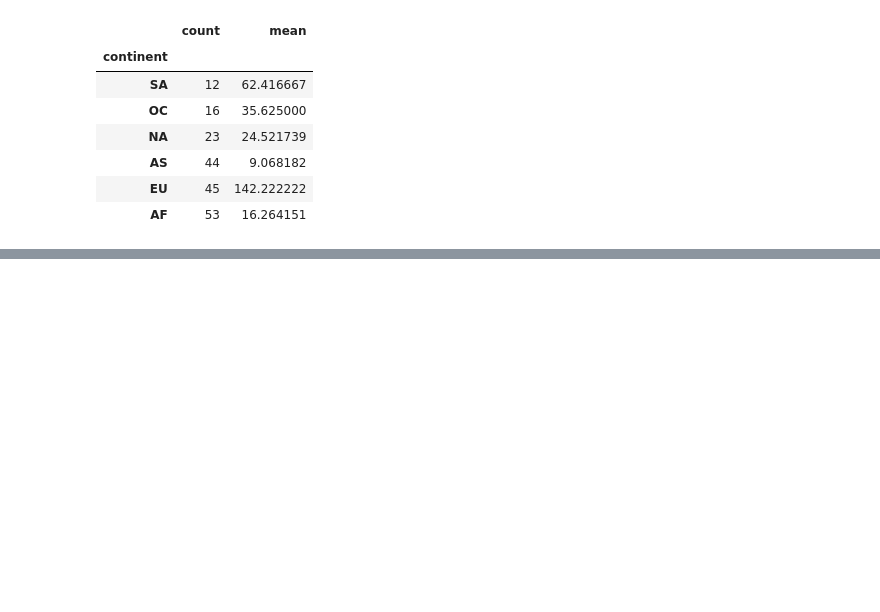
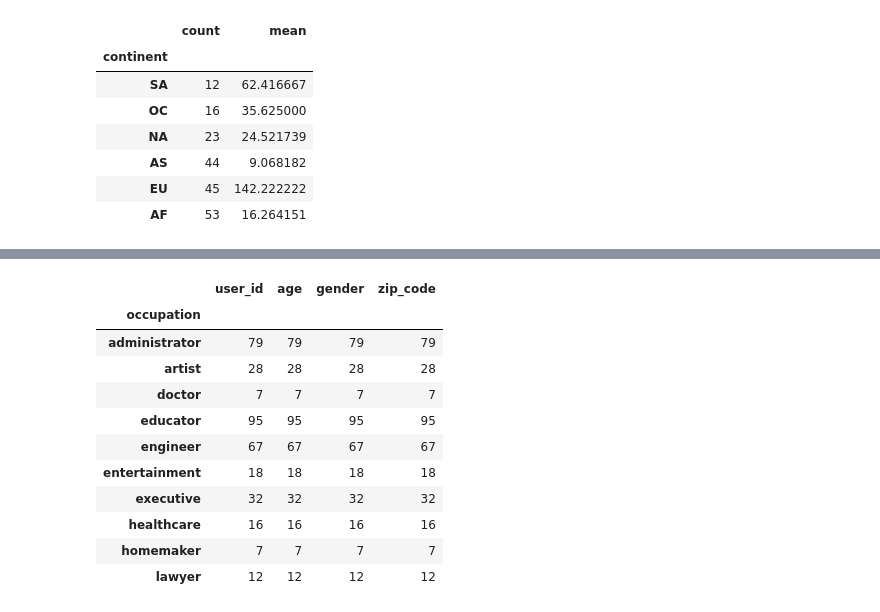
Before and after one commit to amieholmes/bootcamp2, a Jupyter notebook: DS2 CODING PRACTICE - BOOTCAMP.ipynb, the cells around one changed output, grey strips where cells are left out. Cells and saved outputs as stored; diff of their text form; code cells hidden in the pictures; blank space fills up the shorter version.

```diff
--- a/DS2 CODING PRACTICE - BOOTCAMP.ipynb
+++ b/DS2 CODING PRACTICE - BOOTCAMP.ipynb
@@ -1064,0 +1093,16 @@ drinks.groupby('continent').wine.agg(['count', 'mean']).sort_values('count')
+# %%
+# for each occupation in 'users', count the number of occurrences
+users.groupby('occupation').count().head(10)
+# %% [output]
+|  | user_id | age | gender | zip_code |
+| occupation |  |  |  |  |
+| administrator | 79 | 79 | 79 | 79 |
+| artist | 28 | 28 | 28 | 28 |
+| doctor | 7 | 7 | 7 | 7 |
+| educator | 95 | 95 | 95 | 95 |
+| engineer | 67 | 67 | 67 | 67 |
+| entertainment | 18 | 18 | 18 | 18 |
+| executive | 32 | 32 | 32 | 32 |
+| healthcare | 16 | 16 | 16 | 16 |
+| homemaker | 7 | 7 | 7 | 7 |
+| lawyer | 12 | 12 | 12 | 12 |
```
Also changed, not shown: parts of 14 cells of this notebook.
